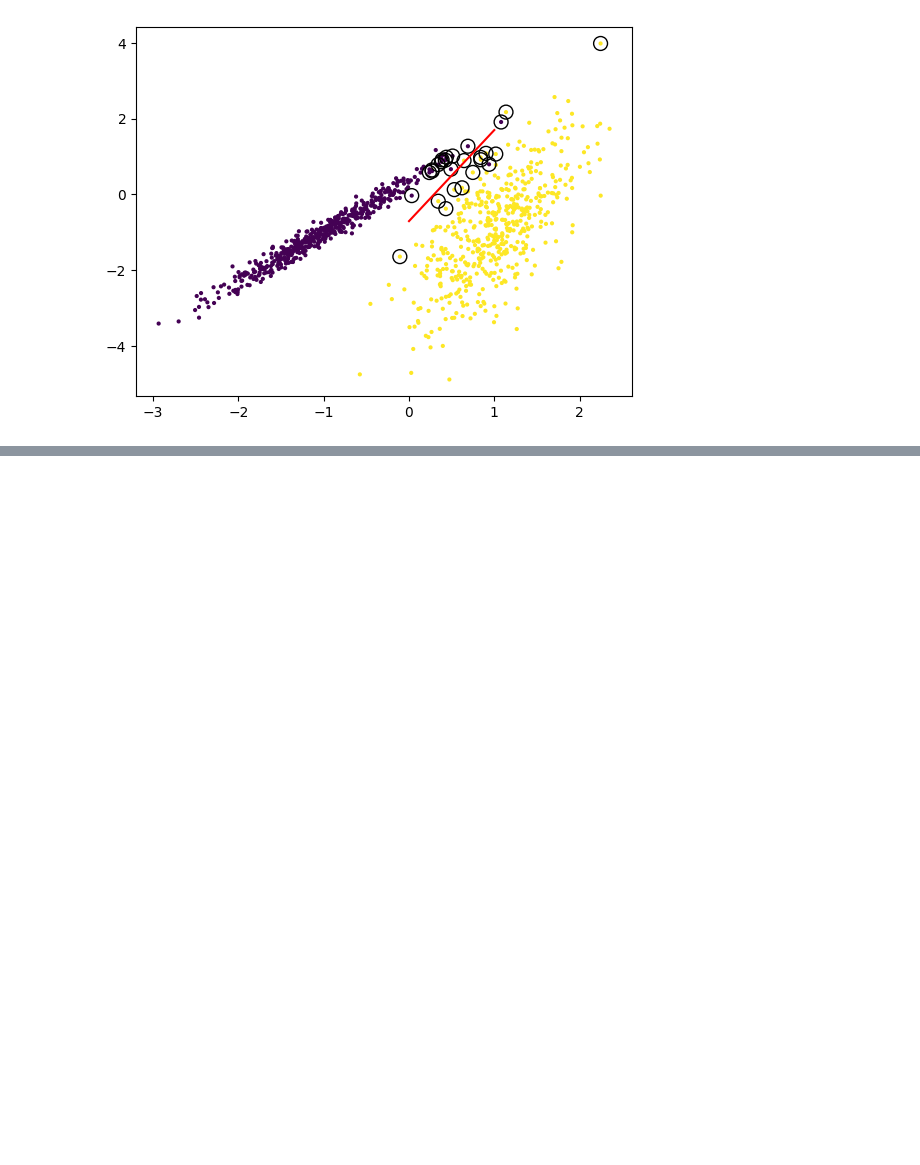
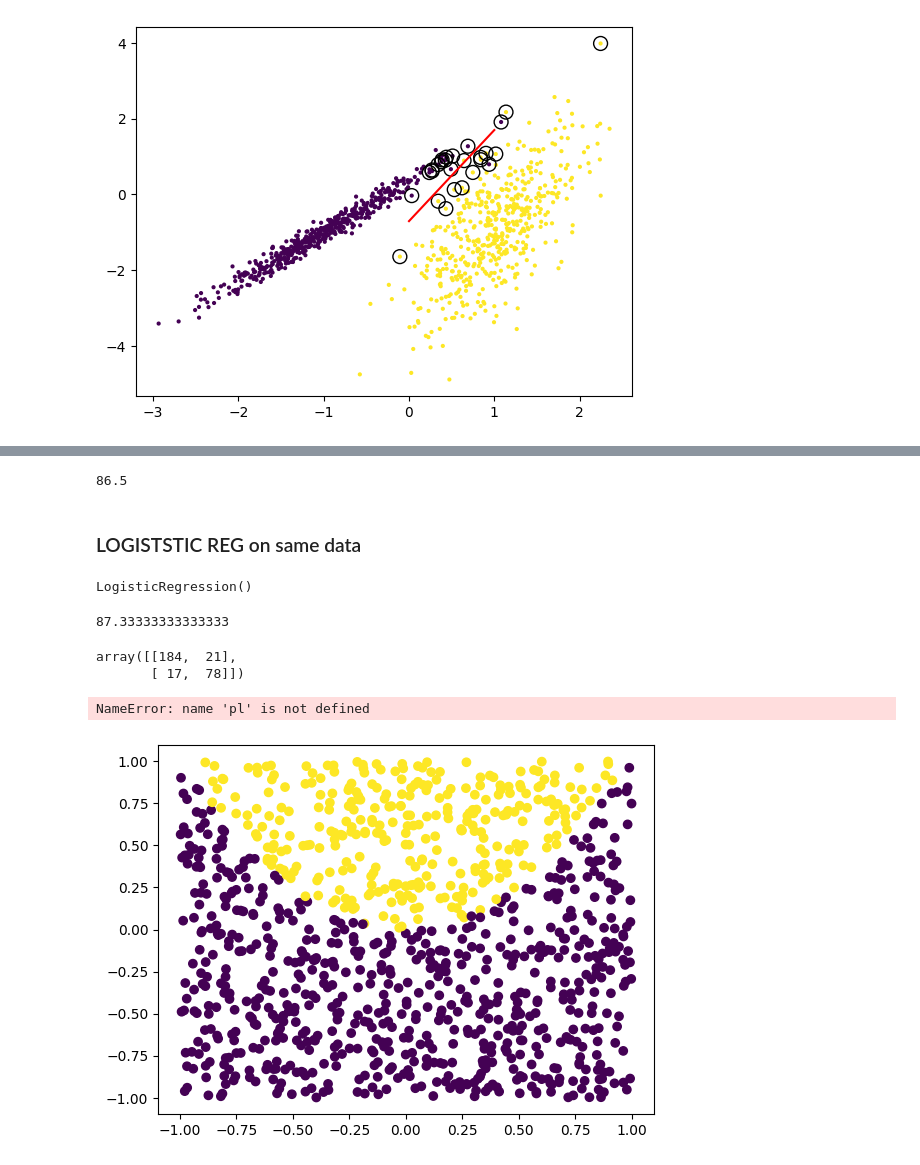
Before and after one commit to Ashok-Prajapati2/Machine-Learning, a Jupyter notebook: SVC.ipynb, the cells around one changed output, grey strips where cells are left out. Cells and saved outputs as stored; diff of their text form; code cells hidden in the pictures; blank space fills up the shorter version.

```diff
--- a/SVC.ipynb
+++ b/SVC.ipynb
@@ -57,0 +192,16 @@ plt.plot([0,1], [-(clf.intercept_[0]+clf.coef_[0][0]*0)/clf.coef_[0][1], -(clf.i
+# %%
+from sklearn.metrics import accuracy_score
+y_pred = clf.predict(X)
+accuracy_score(y,y_pred)*100
+# %% [output]
+86.5
+# %% [markdown]
+### LOGISTSTIC REG on same data
+# %%
+from sklearn.linear_model import LogisticRegression
+lr = LogisticRegression()
+from sklearn.model_selection import train_test_split
+X_train, X_test, y_train, y_test = train_test_split(X,y, test_size=0.3, random_state=42)
+lr.fit(X_train, y_train)
+# %% [output]
+LogisticRegression()
@@ -57,0 +210,4 @@ plt.plot([0,1], [-(clf.intercept_[0]+clf.coef_[0][0]*0)/clf.coef_[0][1], -(clf.i
+# %%
+lr.score(X_test, y_test)*100
+# %% [output]
+87.33333333333333
@@ -57,0 +216,11 @@ plt.plot([0,1], [-(clf.intercept_[0]+clf.coef_[0][0]*0)/clf.coef_[0][1], -(clf.i
+# %%
+confusion_matrix(y_test, y_pred)
+# %% [output]
+array([[184,  21],
+       [ 17,  78]])
+# %%
+plt.scatter(X[:,0],X[:,1],c=y)
+pl
+# %% [output]
+NameError: name 'pl' is not defined
+[figure, added]
```
Also changed, not shown: parts of 22 cells of this notebook, 1 other file.
